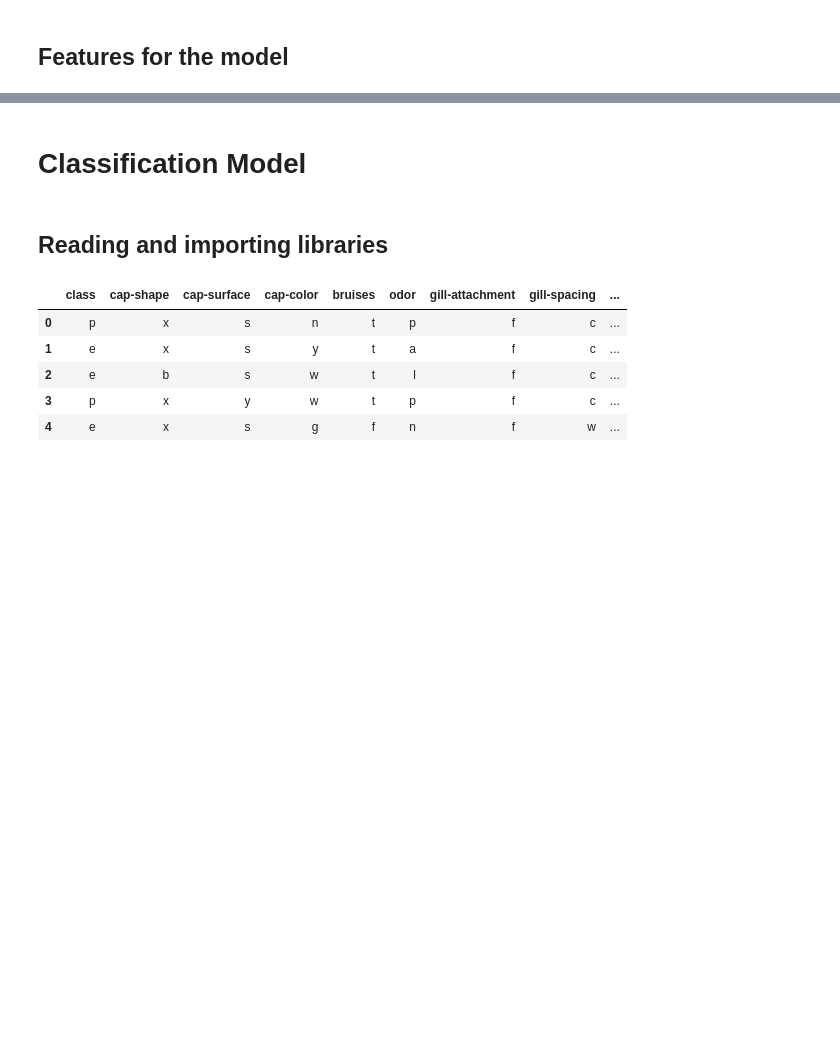
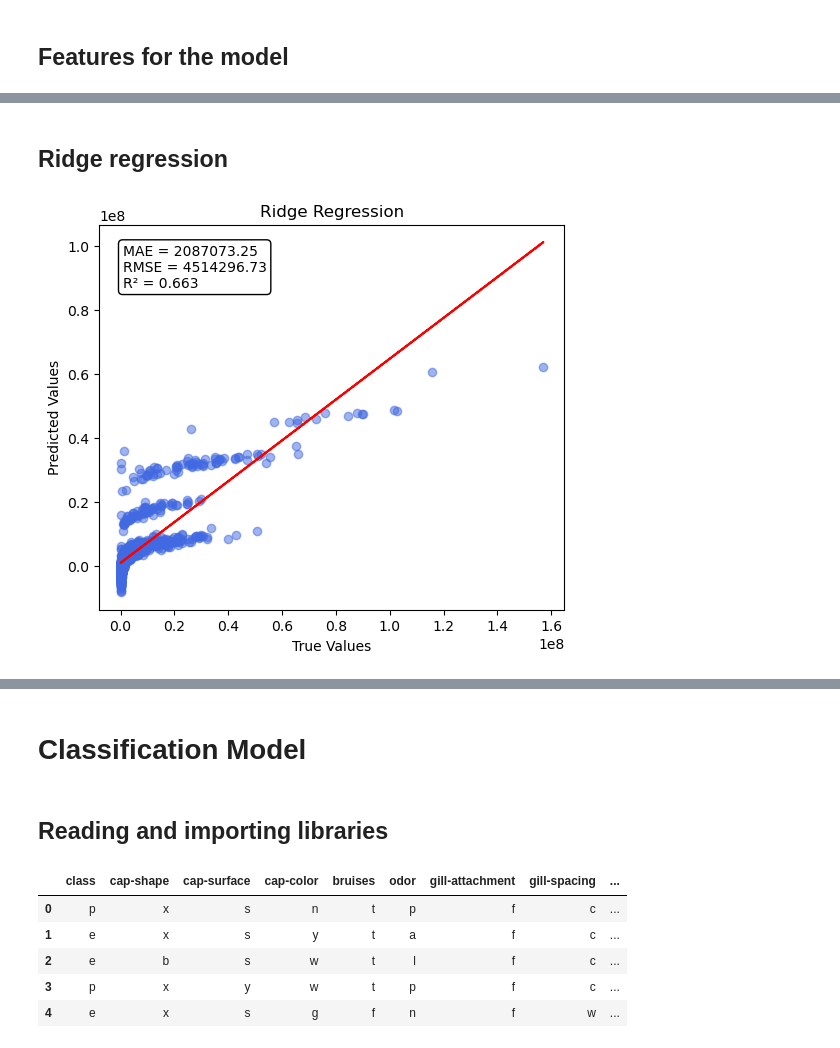
Before and after one commit to dexun02/ST2189, a Jupyter notebook: ML/models.ipynb, the cells around one changed output, grey strips where cells are left out. Drawn from its saved outputs; the diff is of its cells as text; code cells hidden in the pictures; blank space fills up the shorter version.

```diff
--- a/ML/models.ipynb
+++ b/ML/models.ipynb
@@ -559,0 +706,20 @@ data = df[features + [target]].dropna().copy()
+# %% [markdown]
+## Ridge regression
+# %%
+from sklearn.linear_model import Ridge
+
+ridge_model = Ridge(alpha=5)
+ridge_model.fit(X_train_scaled, y_train)
+
+y_pred_ridge = ridge_model.predict(X_test_scaled)
+
+rmse_ridge = np.sqrt(mean_squared_error(y_test, y_pred_ridge))
+r2_ridge = r2_score(y_test, y_pred_ridge)
+
+mae_ridge, rmse_ridge, r2_ridge = regression_plot(
+    y_test,
+    y_pred_ridge,
+    "Ridge Regression"
+)
+# %% [output]
+[figure, added]
```
Also changed, not shown: parts of 22 cells of this notebook.
